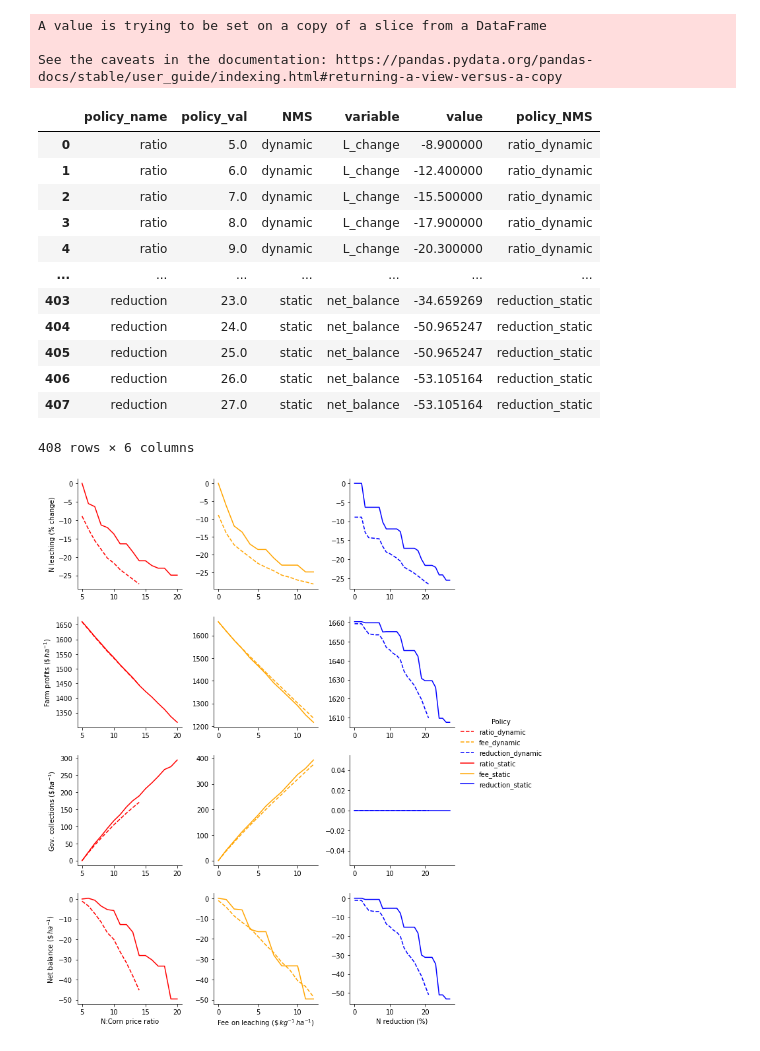
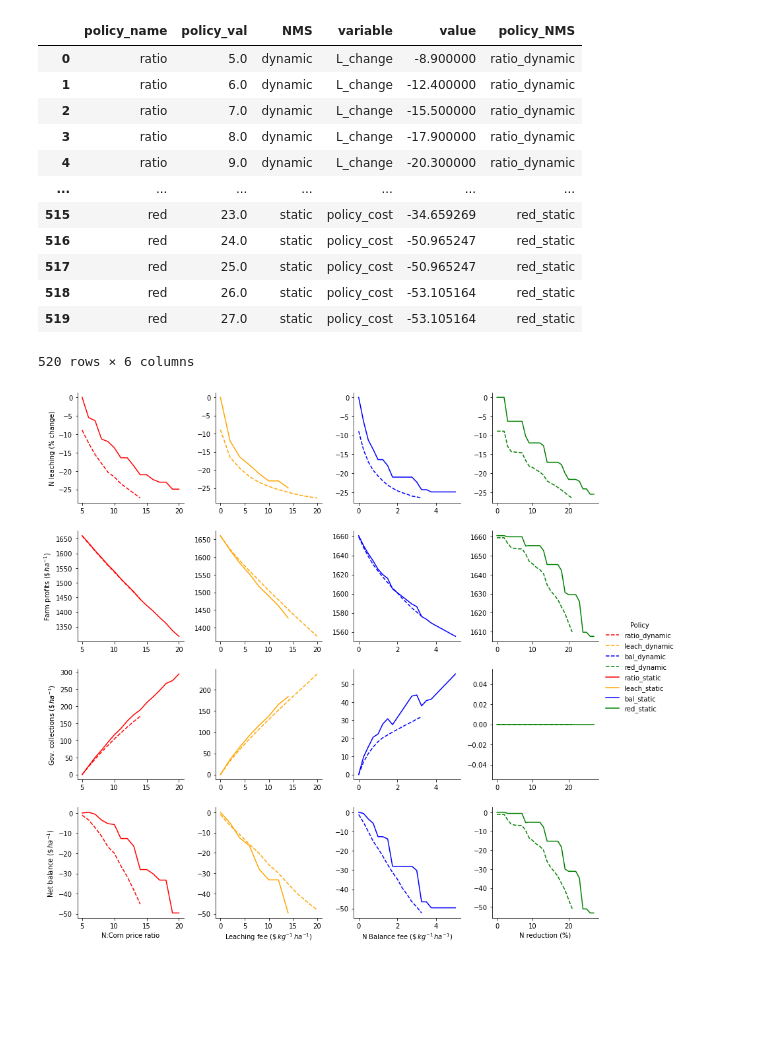
Before and after one commit to germanmandrini/n_policy, a Jupyter notebook: Codes/5b_value_policies_comp.ipynb, the cells around one changed output. Saved outputs shown, nothing was run; the diff lists cells and outputs as text; code cells hidden in the pictures; blank space fills up the shorter version.

```diff
--- a/Codes/5b_value_policies_comp.ipynb
+++ b/Codes/5b_value_policies_comp.ipynb
@@ -8,29 +8,26 @@ import plotly.express as px
 # %%
 # pip install plotly==4.10.0
 # %%
-perfomances_dt4 = pyreadr.read_r("/home/germanm2/n_policy_box/Data/files_rds/perfomances_dt4.rds")[None] # also works for RData
+perfomances_dt5 = pyreadr.read_r("/home/germanm2/n_policy_box/Data/files_rds/perfomances_dt5.rds")[None] # also works for RData
 # %%
-plot_dt_long = pd.melt(perfomances_dt4, id_vars=['policy_name','policy_val', 'NMS'], value_vars=['L_change', 'P', 'G', 'net_balance'])
-plot_dt_long['policy_name'][plot_dt_long['policy_name'] == 'cut'] = 'reduction'
+plot_dt_long = pd.melt(perfomances_dt5, id_vars=['policy_name','policy_val', 'NMS'], value_vars=['L_change', 'P', 'G', 'policy_cost'])
+# plot_dt_long['policy_name'][plot_dt_long['policy_name'] == 'red'] = 'reduction'
 plot_dt_long['policy_NMS'] = plot_dt_long['policy_name']+'_'+ plot_dt_long['NMS']
 plot_dt_long
 # %% [output]
+|  | policy_name | policy_val | NMS | variable | value | policy_NMS |
+| 0 | ratio | 5.0 | dynamic | L_change | -8.900000 | ratio_dynamic |
+| 1 | ratio | 6.0 | dynamic | L_change | -12.400000 | ratio_dynamic |
+| 2 | ratio | 7.0 | dynamic | L_change | -15.500000 | ratio_dynamic |
+| 3 | ratio | 8.0 | dynamic | L_change | -17.900000 | ratio_dynamic |
+| 4 | ratio | 9.0 | dynamic | L_change | -20.300000 | ratio_dynamic |
+| ... | ... | ... | ... | ... | ... | ... |
+| 515 | red | 23.0 | static | policy_cost | -34.659269 | red_static |
+| 516 | red | 24.0 | static | policy_cost | -50.965247 | red_static |
+| 517 | red | 25.0 | static | policy_cost | -50.965247 | red_static |
+| 518 | red | 26.0 | static | policy_cost | -53.105164 | red_static |
+| 519 | red | 27.0 | static | policy_cost | -53.105164 | red_static |
-A value is trying to be set on a copy of a slice from a DataFrame
-
-See the caveats in the documentation: https://pandas.pydata.org/pandas-docs/stable/user_guide/indexing.html#returning-a-view-versus-a-copy
+520 rows × 6 columns
-|  | policy_name | policy_val | NMS | variable | value | policy_NMS |
-| 0 | ratio | 5.0 | dynamic | L_change | -8.900000 | ratio_dynamic |
-| 1 | ratio | 6.0 | dynamic | L_change | -12.400000 | ratio_dynamic |
-| 2 | ratio | 7.0 | dynamic | L_change | -15.500000 | ratio_dynamic |
-| 3 | ratio | 8.0 | dynamic | L_change | -17.900000 | ratio_dynamic |
-| 4 | ratio | 9.0 | dynamic | L_change | -20.300000 | ratio_dynamic |
-| ... | ... | ... | ... | ... | ... | ... |
-| 403 | reduction | 23.0 | static | net_balance | -34.659269 | reduction_static |
-| 404 | reduction | 24.0 | static | net_balance | -50.965247 | reduction_static |
-| 405 | reduction | 25.0 | static | net_balance | -50.965247 | reduction_static |
-| 406 | reduction | 26.0 | static | net_balance | -53.105164 | reduction_static |
-| 407 | reduction | 27.0 | static | net_balance | -53.105164 | reduction_static |
-408 rows × 6 columns
 # %%
 # importing packages
 import seaborn
@@ -38,41 +35,43 @@ import seaborn
 # Form a facetgrid using columns with a hue
 
 kw = {'color': ['green', 'green'], 'linestyle' : ["-","--"]}
-kw = {'color': ['red', 'orange', 'blue', 'red', 'orange', 'blue'], 'linestyle' : ["--","--","--","-","-","-"]}
+kw = {'color': ['red', 'orange', 'blue', 'green','red', 'orange', 'blue', 'green'], 'linestyle' : ["--","--","--","--", "-","-","-", "-"]}
 
-graph = seaborn.FacetGrid(plot_dt_long, row ='variable', col ='policy_name', hue ='policy_NMS', sharey = False, sharex = False, margin_titles=False, hue_kws=kw)
+graph = seaborn.FacetGrid(plot_dt_long, row ='variable', col ='policy_name', hue ='policy_NMS',
+                          sharey = False, sharex = False, margin_titles=False, hue_kws=kw)
 
 
 # map the above form facetgrid with some attributes
 
 graph.map(seaborn.lineplot, "policy_val", "value").add_legend(title = 'Policy')
 
 graph.axes[3,0].set_xlabel('N:Corn price ratio')
-graph.axes[3,1].set_xlabel(r'Fee on leaching $(\$ \/ kg^{-1}\/ ha^{-1})$')
-graph.axes[3,2].set_xlabel('N reduction (%)')
+graph.axes[3,1].set_xlabel(r'Leaching fee $(\$ \/ kg^{-1}\/ ha^{-1})$')
+graph.axes[3,2].set_xlabel(r'N Balance fee $(\$ \/ kg^{-1}\/ ha^{-1})$')
+graph.axes[3,3].set_xlabel('N reduction (%)')
 
 graph.axes[0,0].set_ylabel('N leaching (% change)')
 graph.axes[1,0].set_ylabel(r'Farm profits $(\$ \/ ha^{-1}$)')
 graph.axes[2,0].set_ylabel(r'Gov. collections $(\$ \/ ha^{-1}$)')
 graph.axes[3,0].set_ylabel(r'Net balance $(\$ \/ ha^{-1}$)')
 
 axes = graph.axes.flatten()
 for axes_n  in axes:
     axes_n.set_title("")
 # show the object
 plot_file_name = "/home/germanm2/n_policy_box/Data/figures/policies_multiplot_python.pdf"
 
 graph.savefig(plot_file_name, dpi=300)
 
 plot_file_name = "/home/germanm2/n_policy_box/Data/figures/policies_multiplot_python.png"
 
 graph.savefig(plot_file_name, dpi=300)
 
 
 # https://stackoverflow.com/questions/44261803/change-line-style-in-seaborn-facet-grid
 # This code is contributed by Deepanshu Rustagi.
 # %% [output]
-[figure, old version]
+[figure, new version]
 # %%
 plot_dt_long2 = plot_dt_long[plot_dt_long['NMS'] == 'static']
 plot_dt_long2
```
Also changed, not shown: parts of 2 cells of this notebook, 5 other files.
